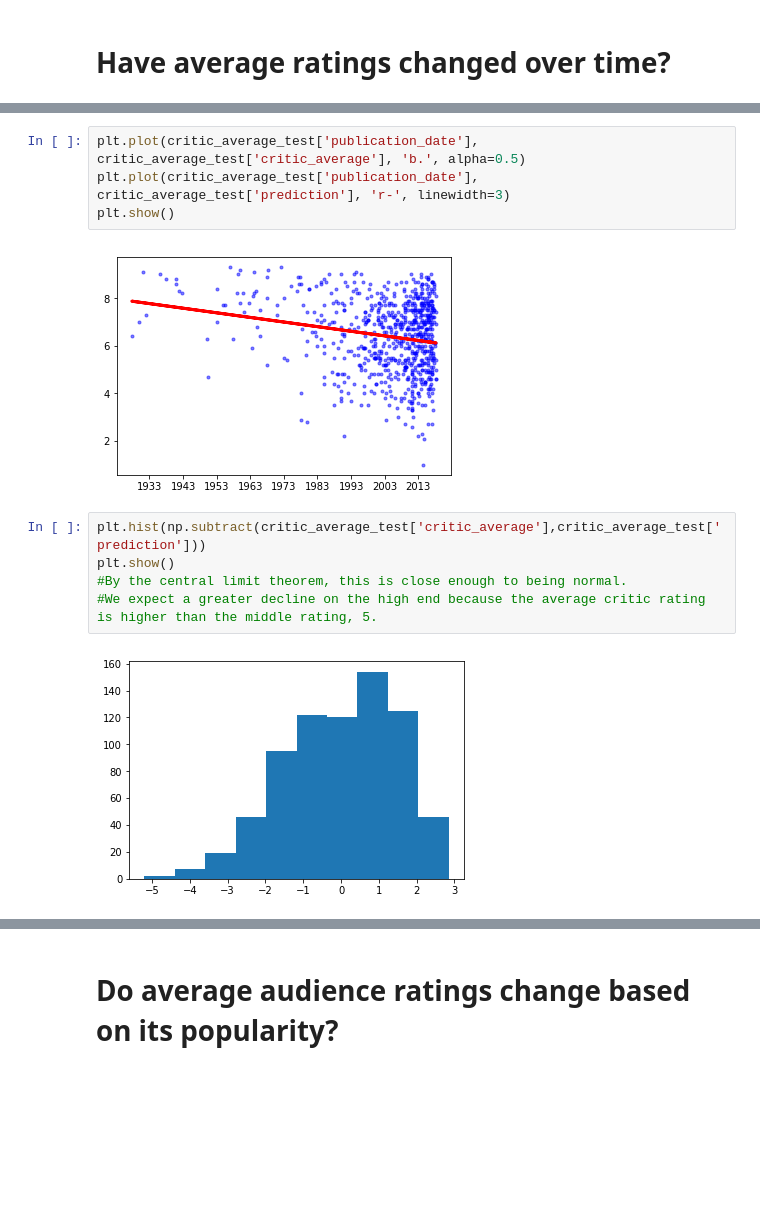
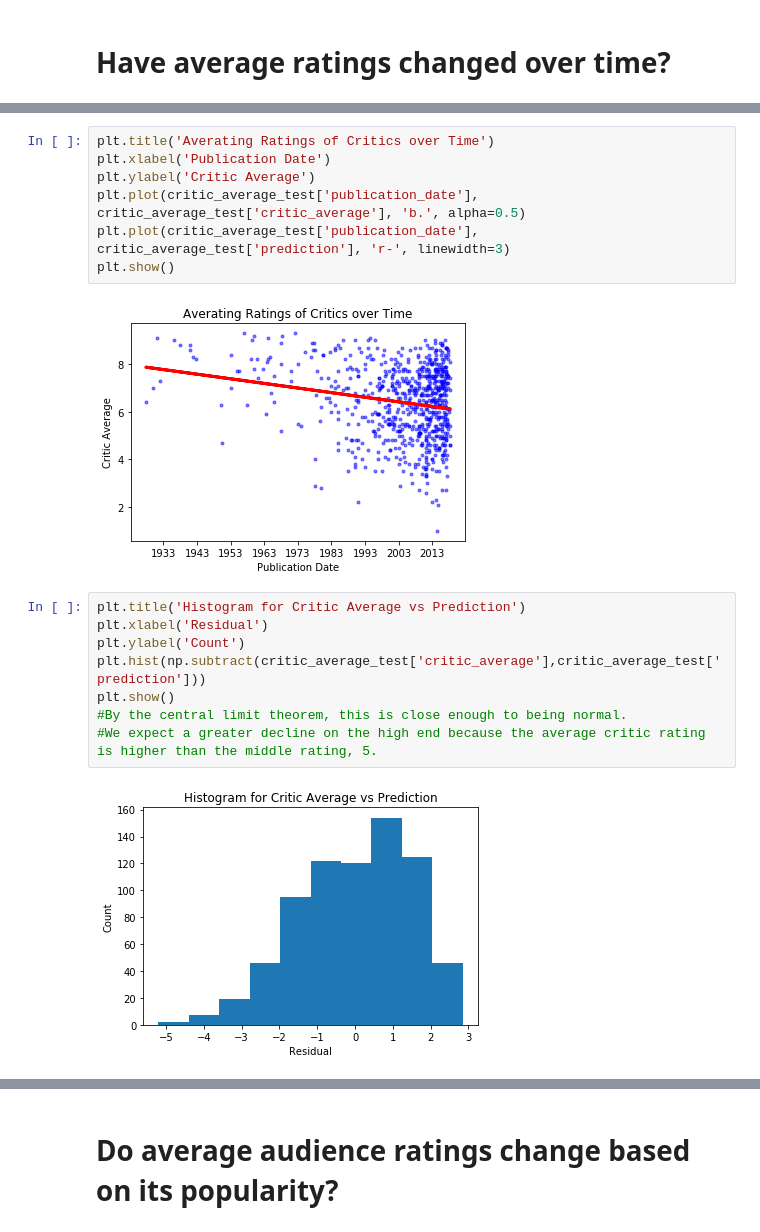
Before and after one commit to period23dijason/wikidata, a Jupyter notebook: wikidata.ipynb, the cells around one changed output, grey strips where cells are left out. Cells and saved outputs as stored; diff of their text form; blank space fills up the shorter version.

Commit message:
Add title and labels to graphs

```diff
--- a/wikidata.ipynb
+++ b/wikidata.ipynb
@@ -96,16 +96,22 @@ print(fit.rvalue) #correlation coefficient is low, so it is not very correlated
 # %%
+plt.title('Averating Ratings of Critics over Time')
+plt.xlabel('Publication Date')
+plt.ylabel('Critic Average')
 plt.plot(critic_average_test['publication_date'], critic_average_test['critic_average'], 'b.', alpha=0.5)
 plt.plot(critic_average_test['publication_date'], critic_average_test['prediction'], 'r-', linewidth=3)
 plt.show()
 # %% [output]
-[figure, old version]
+[figure, new version]
 # %%
+plt.title('Histogram for Critic Average vs Prediction')
+plt.xlabel('Residual')
+plt.ylabel('Count')
 plt.hist(np.subtract(critic_average_test['critic_average'],critic_average_test['prediction']))
 plt.show()
 #By the central limit theorem, this is close enough to being normal.
 #We expect a greater decline on the high end because the average critic rating is higher than the middle rating, 5.
 # %% [output]
-[figure, old version]
+[figure, new version]
 # %%
 audience_average_test = combined[['publication_date','publication_timestamp','audience_average']].dropna()
 fit = stats.linregress(audience_average_test['publication_timestamp'], audience_average_test['audience_average'])
```
Also changed, not shown: parts of 8 cells of this notebook, 1 other file.
